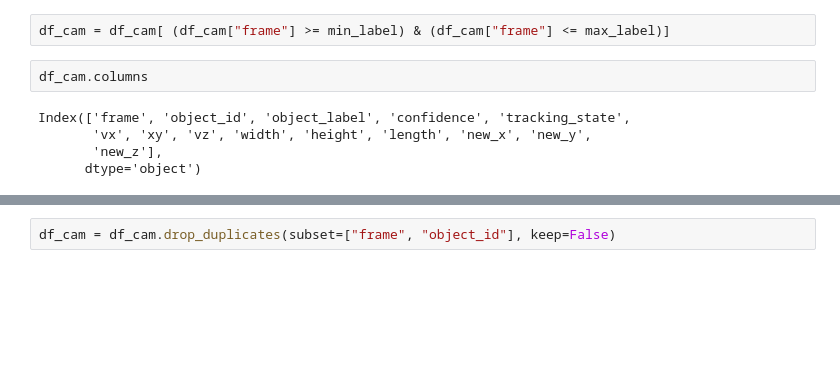
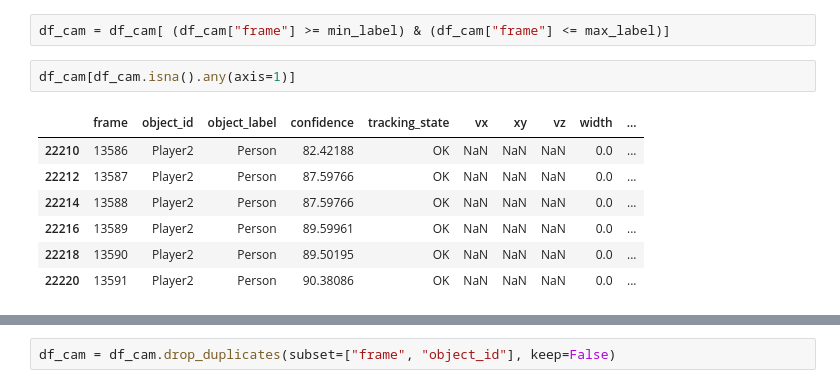
Before and after one commit to fhnw-ds/fhnw-cda2-tennis-analysis, a Jupyter notebook: field_analysis/eda_baden.ipynb, the cells around one changed output, grey strips where cells are left out. Saved outputs shown, nothing was run; the diff lists cells and outputs as text; blank space fills up the shorter version.

```diff
--- a/field_analysis/eda_baden.ipynb
+++ b/field_analysis/eda_baden.ipynb
@@ -103,10 +111,13 @@ max_label = df_labels["Frame"].max()
 min_label = df_labels["Frame"].min()
 # %%
 df_cam = df_cam[ (df_cam["frame"] >= min_label) & (df_cam["frame"] <= max_label)]
-# %%
-df_cam.columns
-# %% [output]
-Index(['frame', 'object_id', 'object_label', 'confidence', 'tracking_state',
-       'vx', 'xy', 'vz', 'width', 'height', 'length', 'new_x', 'new_y',
-       'new_z'],
-      dtype='object')
+# %%
+df_cam[df_cam.isna().any(axis=1)]
+# %% [output]
+|  | frame | object_id | object_label | confidence | tracking_state | vx | xy | vz | width | ... |
+| 22210 | 13586 | Player2 | Person | 82.42188 | OK | NaN | NaN | NaN | 0.0 | ... |
+| 22212 | 13587 | Player2 | Person | 87.59766 | OK | NaN | NaN | NaN | 0.0 | ... |
+| 22214 | 13588 | Player2 | Person | 87.59766 | OK | NaN | NaN | NaN | 0.0 | ... |
+| 22216 | 13589 | Player2 | Person | 89.59961 | OK | NaN | NaN | NaN | 0.0 | ... |
+| 22218 | 13590 | Player2 | Person | 89.50195 | OK | NaN | NaN | NaN | 0.0 | ... |
+| 22220 | 13591 | Player2 | Person | 90.38086 | OK | NaN | NaN | NaN | 0.0 | ... |
```
Also changed, not shown: parts of 23 cells of this notebook.
